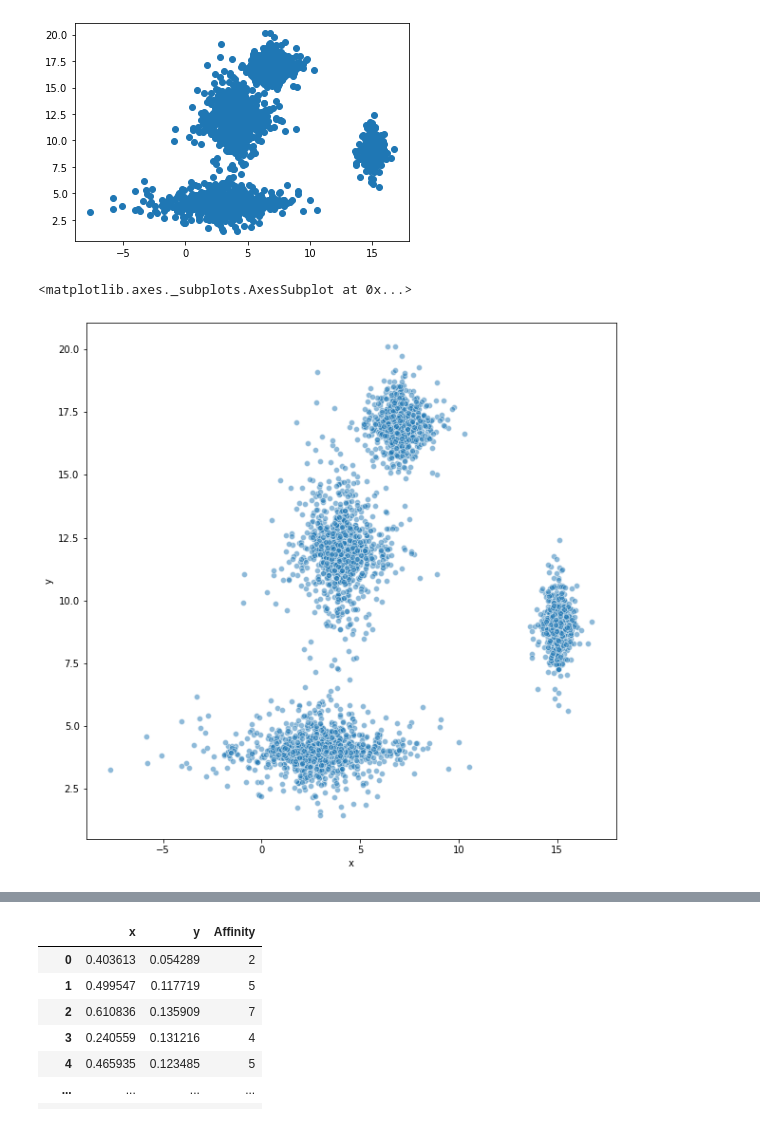
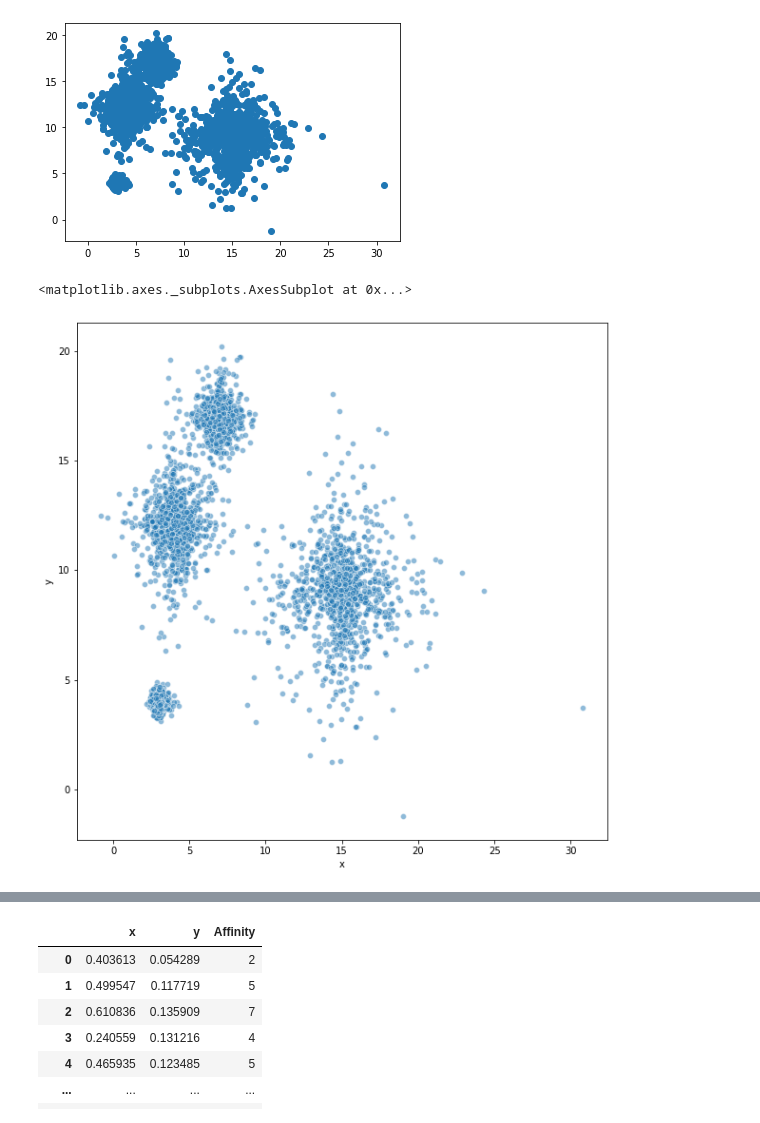
Before and after one commit to rxh82/epigee, a Jupyter notebook: Clustering notebook.ipynb, the cells around one changed output, grey strips where cells are left out. Drawn from its saved outputs; the diff is of its cells as text; code cells hidden in the pictures.

```diff
--- a/Clustering notebook.ipynb
+++ b/Clustering notebook.ipynb
@@ -16,40 +18,40 @@ ttf=pd.DataFrame(
             (
                 3 + (
                     np.random.randint(-1, 1, 1000) * 2 + 1
-                ) * np.random.exponential(scale=0.5, size=1000) * 3,
+                ) * np.random.exponential(scale=0.5, size=1000) / 3,
                 15 + (
                     np.random.randint(-1, 1, 1000) * 2 + 1
-                ) * np.random.exponential(scale=0.5, size=1000) / 2,
+                ) * np.random.exponential(scale=0.5, size=1000) *3 ,
                 7 + (
                     np.random.randint(-1, 1, 1000) * 2 + 1
                 ) * np.random.exponential(scale=0.5, size=1000),
                 4 + (
                     np.random.randint(-1, 1, 1000) * 2 + 1
                 ) * np.random.exponential(scale=0.5, size=1000) * 1.5
             )
         ),
         'y':np.concatenate(
             (
                 4 + (
                     np.random.randint(-1, 1, 1000) * 2 + 1
-                ) * np.random.exponential(scale=0.5, size=1000),
+                ) * np.random.exponential(scale=0.5, size=1000)/3,
                 9 + (
                     np.random.randint(-1, 1, 1000) * 2 + 1
-                ) * np.random.exponential(scale=0.5, size=1000),
+                ) * np.random.exponential(scale=0.5, size=1000)*3,
                 17 + (
                     np.random.randint(-1, 1, 1000) * 2 + 1
                 ) * np.random.exponential(scale=0.5, size=1000),
                 12 + (
                     np.random.randint(-1, 1, 1000) * 2 + 1
                 ) * np.random.exponential(scale=0.5, size=1000) * 2
             )
         )
     }
 )
 plt.scatter(ttf.x,ttf.y)
 plt.show()
 # %% [output]
-[figure, old version]
+[figure, new version]
 # %%
 #normalise dataset
 ttf_norm = ttf.copy()
@@ -68,7 +70,7 @@ plt.figure(figsize=(10, 10))
 sns.scatterplot(ttf.x, ttf.y, alpha=0.5)
 # %% [output]
 <matplotlib.axes._subplots.AxesSubplot at 0x...>
-[figure, old version]
+[figure, new version]
 # %%
 # count number of cells
 D = int(np.sqrt(len(ttf_norm)))
```
Also changed, not shown: parts of 18 cells of this notebook.
